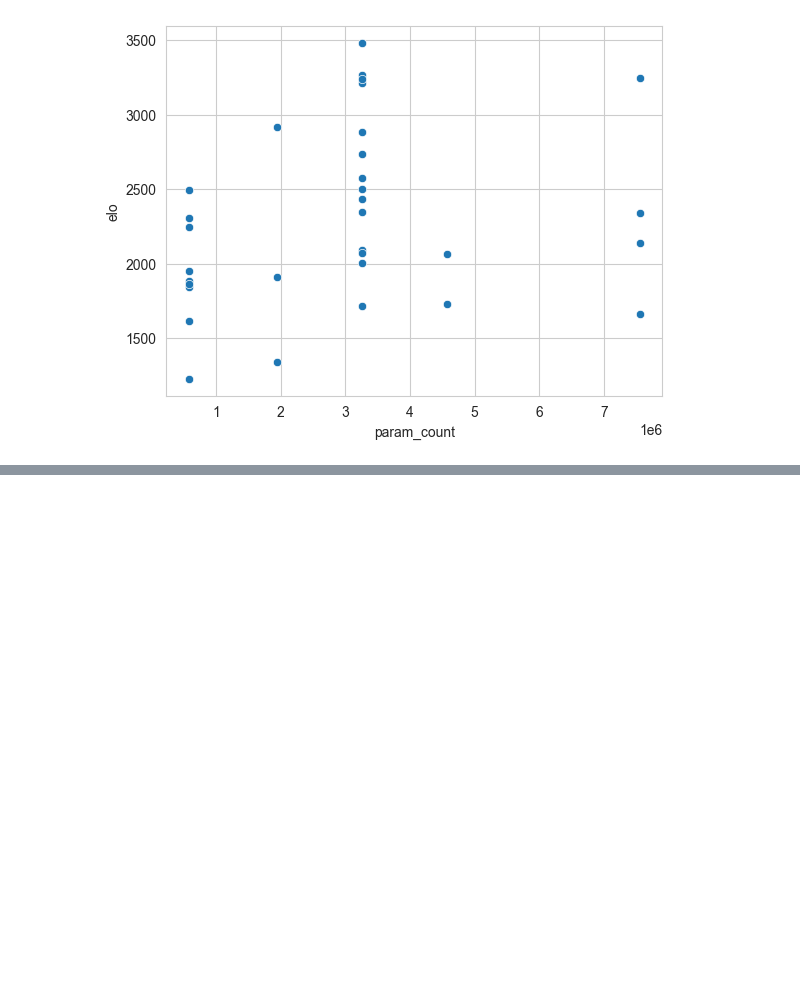
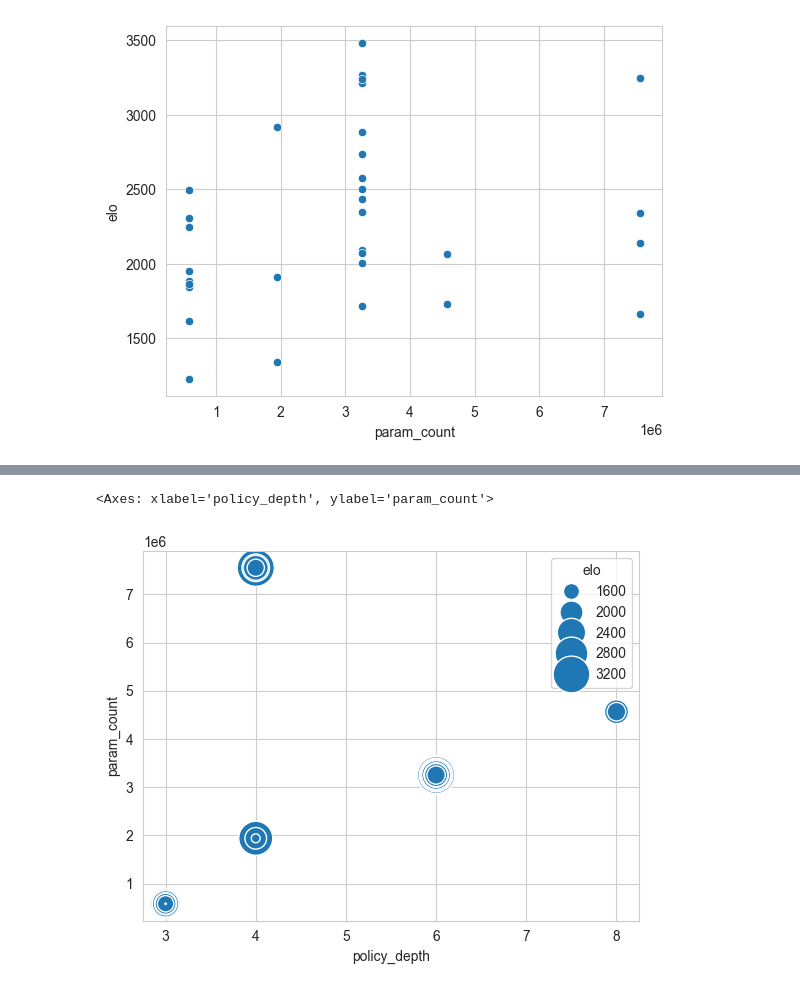
Before and after one commit to Biggergig/RL-Squared-V2, a Jupyter notebook: v3/analysis.ipynb, the cells around one changed output, grey strips where cells are left out. Drawn from its saved outputs; the diff is of its cells as text; code cells hidden in the pictures; blank space fills up the shorter version.

```diff
--- a/v3/analysis.ipynb
+++ b/v3/analysis.ipynb
@@ -153,3 +182,7 @@ sns.scatterplot(df, x="param_count", y="elo")
 # %% [output]
 <Axes: xlabel='param_count', ylabel='elo'>
 [figure]
+# %%
+tdf = df.copy()
+tdf['policy_depth'] = tdf.policy_shape.map(lambda x: len(x))
+tdf
@@ -155,0 +207,5 @@ sns.scatterplot(df, x="param_count", y="elo")
+# %%
+sns.scatterplot(tdf, x="policy_depth", y="param_count", size = "elo", sizes=(1, 800))
+# %% [output]
+<Axes: xlabel='policy_depth', ylabel='param_count'>
+[figure, added]
```
Also changed, not shown: parts of 8 cells of this notebook, 1 other file.
